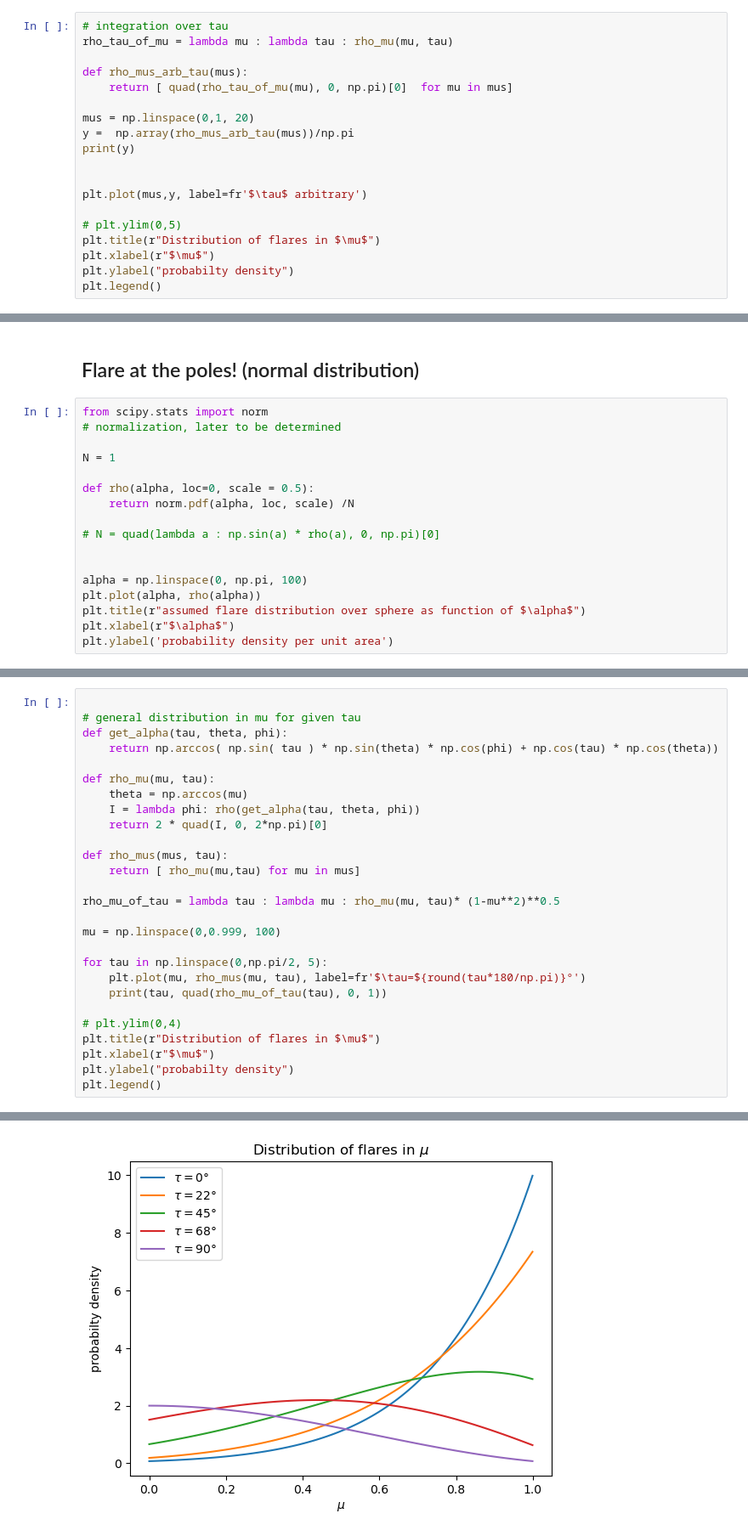
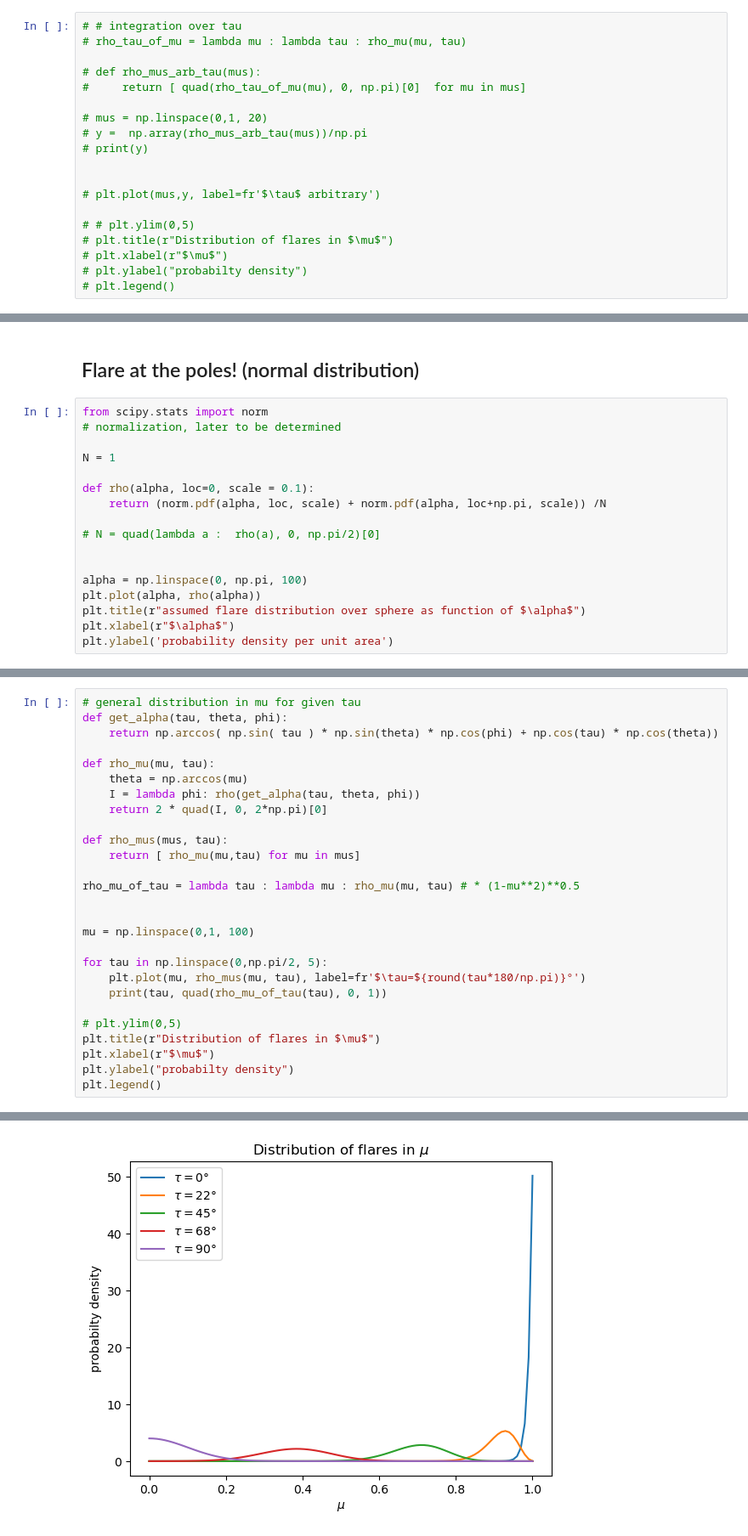
Before and after one commit to demichieldewilde/CME_distribution, a Jupyter notebook: flare_viewing_angle_distribution.ipynb, the cells around one changed output, grey strips where cells are left out. Shown: that part at 85% size. Cells and saved outputs as stored; diff of their text form.

```diff
--- a/flare_viewing_angle_distribution.ipynb
+++ b/flare_viewing_angle_distribution.ipynb
@@ -267,22 +269,22 @@ KeyboardInterrupt:
 # %%
-# integration over tau
-rho_tau_of_mu = lambda mu : lambda tau : rho_mu(mu, tau)
+# # integration over tau
+# rho_tau_of_mu = lambda mu : lambda tau : rho_mu(mu, tau)
 
-def rho_mus_arb_tau(mus):
-    return [ quad(rho_tau_of_mu(mu), 0, np.pi)[0]  for mu in mus]
+# def rho_mus_arb_tau(mus):
+#     return [ quad(rho_tau_of_mu(mu), 0, np.pi)[0]  for mu in mus]
 
-mus = np.linspace(0,1, 20)
-y =  np.array(rho_mus_arb_tau(mus))/np.pi
-print(y)
+# mus = np.linspace(0,1, 20)
+# y =  np.array(rho_mus_arb_tau(mus))/np.pi
+# print(y)
 
 
-plt.plot(mus,y, label=fr'$\tau$ arbitrary')
+# plt.plot(mus,y, label=fr'$\tau$ arbitrary')
 
-# plt.ylim(0,5)
-plt.title(r"Distribution of flares in $\mu$")
-plt.xlabel(r"$\mu$")
-plt.ylabel("probabilty density")
-plt.legend()
+# # plt.ylim(0,5)
+# plt.title(r"Distribution of flares in $\mu$")
+# plt.xlabel(r"$\mu$")
+# plt.ylabel("probabilty density")
+# plt.legend()
 # %% [output]
   the integrand in order to determine the difficulties.  If the position of a
   local difficulty can be determined (singularity, discontinuity) one will
@@ -308,10 +306,10 @@ from scipy.stats import norm
 
 N = 1
 
-def rho(alpha, loc=0, scale = 0.5):
-    return norm.pdf(alpha, loc, scale) /N
+def rho(alpha, loc=0, scale = 0.1):
+    return (norm.pdf(alpha, loc, scale) + norm.pdf(alpha, loc+np.pi, scale)) /N
 
-# N = quad(lambda a : np.sin(a) * rho(a), 0, np.pi)[0]
+# N = quad(lambda a :  rho(a), 0, np.pi/2)[0]
 
 
 alpha = np.linspace(0, np.pi, 100)
@@ -325,5 +323,4 @@ Text(0, 0.5, 'probability density per unit area')
 # %%
-
 # general distribution in mu for given tau
 def get_alpha(tau, theta, phi):
     return np.arccos( np.sin( tau ) * np.sin(theta) * np.cos(phi) + np.cos(tau) * np.cos(theta))
@@ -336,15 +333,16 @@ def rho_mu(mu, tau):
 def rho_mus(mus, tau):
     return [ rho_mu(mu,tau) for mu in mus]
 
-rho_mu_of_tau = lambda tau : lambda mu : rho_mu(mu, tau)* (1-mu**2)**0.5
+rho_mu_of_tau = lambda tau : lambda mu : rho_mu(mu, tau) # * (1-mu**2)**0.5
 
-mu = np.linspace(0,0.999, 100)
+
+mu = np.linspace(0,1, 100)
 
 for tau in np.linspace(0,np.pi/2, 5):
     plt.plot(mu, rho_mus(mu, tau), label=fr'$\tau=${round(tau*180/np.pi)}°')
     print(tau, quad(rho_mu_of_tau(tau), 0, 1))
 
-# plt.ylim(0,4)
+# plt.ylim(0,5)
 plt.title(r"Distribution of flares in $\mu$")
 plt.xlabel(r"$\mu$")
 plt.ylabel("probabilty density")
@@ -358,2 +356,2 @@ plt.legend()
 <matplotlib.legend.Legend at 0x...>
-[figure, old version]
+[figure, new version]
```
Also changed, not shown: parts of 5 cells of this notebook, 1 other file.
